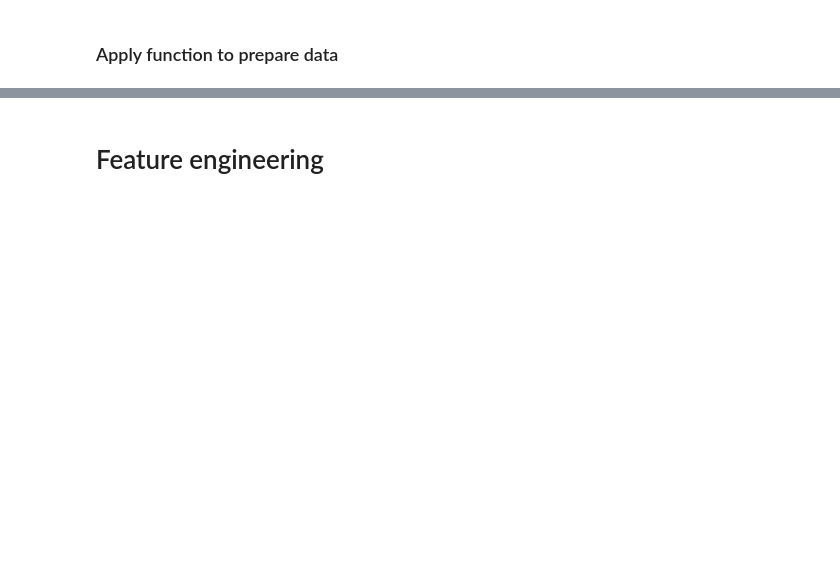
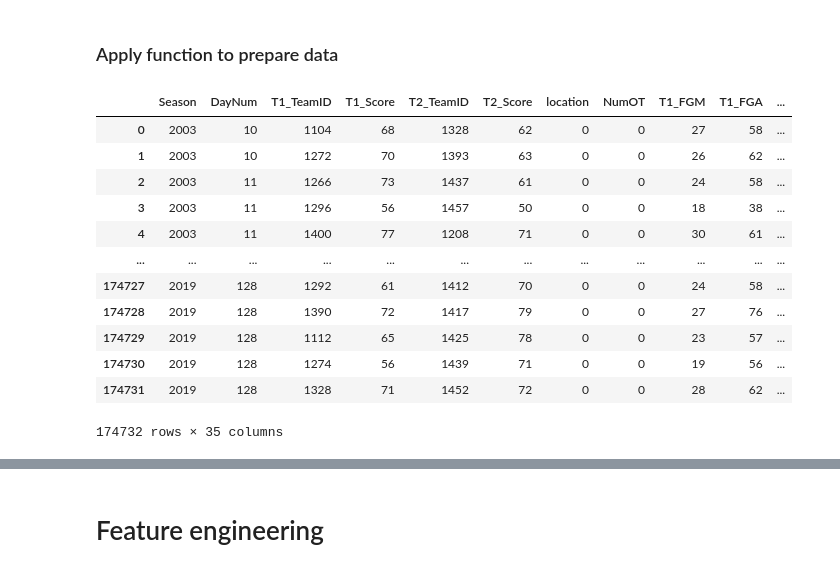
Before and after one commit to BaekKyunShin/NCAA_March_Madness_2020, a Jupyter notebook: Developed_Model_based_on_2019_solution.ipynb, the cells around one changed output, grey strips where cells are left out. Drawn from its saved outputs; the diff is of its cells as text; code cells hidden in the pictures; blank space fills up the shorter version.

```diff
--- a/Developed_Model_based_on_2019_solution.ipynb
+++ b/Developed_Model_based_on_2019_solution.ipynb
@@ -19,9 +15,13 @@ import collections
 # %% [markdown]
 # Load the data
+# %%
+# Environment Kaggle or Local?
+ENVIRONMENT = 'local'
+
+# Competition year 2019? or 2020?
+COMPETITION_YEAR = 2019
 # %%
-'''COMPETITION_YEAR = 2019
-
-if COMPETITION_YEAR == 2019:
+if ENVIRONMENT == 'local' and COMPETITION_YEAR == 2019:
     tourney_detail = pd.read_csv('input/MDataFiles_Stage1/NCAATourneyDetailedResults.csv')
     tourney_detail_reload = pd.read_csv('input/MDataFiles_Stage1/NCAATourneyDetailedResults.csv')
     seeds = pd.read_csv('input/MDataFiles_Stage1/NCAATourneySeeds.csv')
@@ -29,22 +29,18 @@ if COMPETITION_YEAR == 2019:
     regular_detail_reload = pd.read_csv('input/MDataFiles_Stage1/Prelim2019_RegularSeasonDetailedResults.csv')
     submission = pd.read_csv('input/SampleSubmissionStage2.csv')
 
-elif COMPETITION_YEAR == 2020:
+elif ENVIRONMENT == 'local' and COMPETITION_YEAR == 2020:
     tourney_detail = pd.read_csv('input/MDataFiles_Stage1/MNCAATourneyDetailedResults.csv')
     tourney_detail_reload = pd.read_csv('input/MDataFiles_Stage1/MNCAATourneyDetailedResults.csv')
     seeds = pd.read_csv('input/MDataFiles_Stage1/MNCAATourneySeeds.csv')
     regular_detail = pd.read_csv('input/MDataFiles_Stage1/MRegularSeasonDetailedResults.csv')
     regular_detail_reload = pd.read_csv('input/MDataFiles_Stage1/MRegularSeasonDetailedResults.csv')
-    submission = pd.read_csv('input/MSampleSubmissionStage1_2020.csv')'''
+    submission = pd.read_csv('input/MSampleSubmissionStage1_2020.csv')
+
+elif ENVIRONMENT == 'kaggle' and COMPETITION_YEAR == 2019:
+    tourney_detail = pd.read_csv('/kaggle/input/mens-machine-learning-competition-2019/Stage2DataFiles/NCAATourneyDetailedResults.csv')
+    tourney_detail_reload = pd.read_csv('/kaggle/input/mens-machine-learning-competition-2019/Stage2DataFiles/NCAATourneyDetailedResults.csv')
+    seeds = pd.read_csv('/kaggle/input/mens-machine-learning-competition-2019/Stage2DataFiles/NCAATourneySeeds.csv')
+    regular_detail = pd.read_csv('/kaggle/input/mens-machine-learning-competition-2019/Prelim2019_RegularSeasonDetailedResults.csv')
+    regular_detail_reload = pd.read_csv('/kaggle/input/mens-machine-learning-competition-2019/Prelim2019_RegularSeasonDetailedResults.csv')
+    submission = pd.read_csv('/kaggle/input/mens-machine-learning-competition-2019/SampleSubmissionStage2.csv')
-# %%
-# For Kaggle GPU Test
-
-COMPETITION_YEAR = 2019
-
-if COMPETITION_YEAR == 2019:
-    tourney_detail = pd.read_csv('/kaggle/input/mens-machine-learning-competition-2019/Stage2DataFiles/NCAATourneyDetailedResults.csv')
-    tourney_detail_reload = pd.read_csv('/kaggle/input/mens-machine-learning-competition-2019/Stage2DataFiles/NCAATourneyDetailedResults.csv')
-    seeds = pd.read_csv('/kaggle/input/mens-machine-learning-competition-2019/Stage2DataFiles/NCAATourneySeeds.csv')
-    regular_detail = pd.read_csv('/kaggle/input/mens-machine-learning-competition-2019/Prelim2019_RegularSeasonDetailedResults.csv')
-    regular_detail_reload = pd.read_csv('/kaggle/input/mens-machine-learning-competition-2019/Prelim2019_RegularSeasonDetailedResults.csv')
-    submission = pd.read_csv('/kaggle/input/mens-machine-learning-competition-2019/SampleSubmissionStage2.csv')
@@ -138,5 +205,19 @@ def prepare_data(df):
 regular_data = prepare_data(regular_detail_reload)
 tourney_data = prepare_data(tourney_detail_reload)
 # %%
-regular_data.shape
+regular_data
+# %% [output]
+|  | Season | DayNum | T1_TeamID | T1_Score | T2_TeamID | T2_Score | location | NumOT | T1_FGM | T1_FGA | ... |
+| 0 | 2003 | 10 | 1104 | 68 | 1328 | 62 | 0 | 0 | 27 | 58 | ... |
+| 1 | 2003 | 10 | 1272 | 70 | 1393 | 63 | 0 | 0 | 26 | 62 | ... |
+| 2 | 2003 | 11 | 1266 | 73 | 1437 | 61 | 0 | 0 | 24 | 58 | ... |
+| 3 | 2003 | 11 | 1296 | 56 | 1457 | 50 | 0 | 0 | 18 | 38 | ... |
+| 4 | 2003 | 11 | 1400 | 77 | 1208 | 71 | 0 | 0 | 30 | 61 | ... |
+| ... | ... | ... | ... | ... | ... | ... | ... | ... | ... | ... | ... |
+| 174727 | 2019 | 128 | 1292 | 61 | 1412 | 70 | 0 | 0 | 24 | 58 | ... |
+| 174728 | 2019 | 128 | 1390 | 72 | 1417 | 79 | 0 | 0 | 27 | 76 | ... |
+| 174729 | 2019 | 128 | 1112 | 65 | 1425 | 78 | 0 | 0 | 23 | 57 | ... |
+| 174730 | 2019 | 128 | 1274 | 56 | 1439 | 71 | 0 | 0 | 19 | 56 | ... |
+| 174731 | 2019 | 128 | 1328 | 71 | 1452 | 72 | 0 | 0 | 28 | 62 | ... |
+174732 rows × 35 columns
 # %%
```
Also changed, not shown: parts of 84 cells of this notebook.
